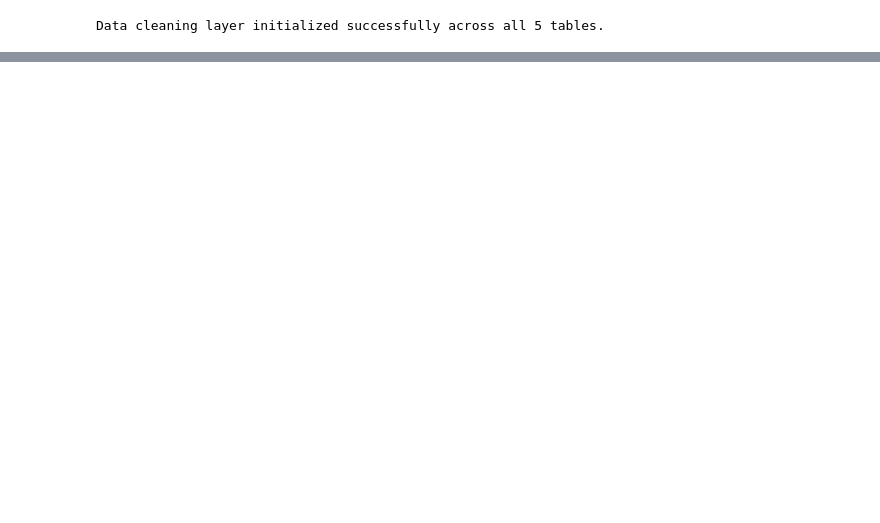
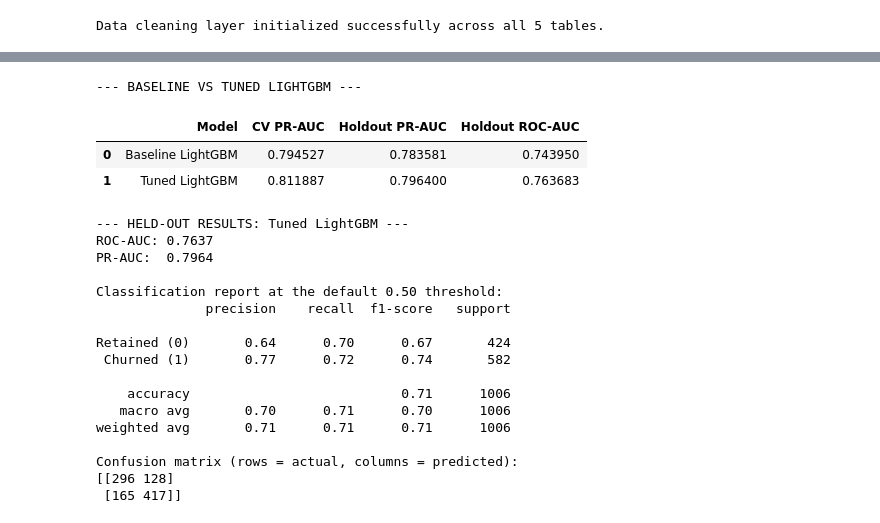
Before and after one commit to Shemshemy/churning, a Jupyter notebook: index.ipynb, the cells around one changed output, grey strips where cells are left out. Saved outputs shown, nothing was run; the diff lists cells and outputs as text; code cells hidden in the pictures; blank space fills up the shorter version.

```diff
--- a/index.ipynb
+++ b/index.ipynb
@@ -955,0 +674,57 @@ array([[-0.00979148, -0.00545198, -0.01262294, ..., -0.00152733,
+# %%
+# Compare both models on held-out data only after CV has selected the winner.
+baseline_probs = baseline_model.predict_proba(X_test)[:, 1]
+tuned_probs = tuned_model.predict_proba(X_test)[:, 1]
+test_model_comparison = pd.DataFrame([
+    {
+        'Model': 'Baseline LightGBM',
+        'CV PR-AUC': baseline_cv_pr_auc,
+        'Holdout PR-AUC': average_precision_score(y_test, baseline_probs),
+        'Holdout ROC-AUC': roc_auc_score(y_test, baseline_probs),
+    },
+    {
+        'Model': 'Tuned LightGBM',
+        'CV PR-AUC': tuned_cv_pr_auc,
+        'Holdout PR-AUC': average_precision_score(y_test, tuned_probs),
+        'Holdout ROC-AUC': roc_auc_score(y_test, tuned_probs),
+    },
+])
+print('--- BASELINE VS TUNED LIGHTGBM ---')
+display(test_model_comparison)
+
+# Use the CV-selected model for downstream explanations and campaign scenarios.
+y_pred_probs = best_model.predict_proba(X_test)[:, 1]
+y_pred = (y_pred_probs >= 0.5).astype(int)
+precision, recall, _ = precision_recall_curve(y_test, y_pred_probs)
+pr_auc = average_precision_score(y_test, y_pred_probs)
+roc_auc = roc_auc_score(y_test, y_pred_probs)
+
+print(f"--- HELD-OUT RESULTS: {selected_model_name} ---")
+print(f"ROC-AUC: {roc_auc:.4f}")
+print(f"PR-AUC:  {pr_auc:.4f}")
+print("\nClassification report at the default 0.50 threshold:")
+print(classification_report(y_test, y_pred, target_names=['Retained (0)', 'Churned (1)']))
+print("Confusion matrix (rows = actual, columns = predicted):")
+print(confusion_matrix(y_test, y_pred))
+# %% [output]
+--- BASELINE VS TUNED LIGHTGBM ---
+|  | Model | CV PR-AUC | Holdout PR-AUC | Holdout ROC-AUC |
+| 0 | Baseline LightGBM | 0.794527 | 0.783581 | 0.743950 |
+| 1 | Tuned LightGBM | 0.811887 | 0.796400 | 0.763683 |
+--- HELD-OUT RESULTS: Tuned LightGBM ---
+ROC-AUC: 0.7637
+PR-AUC:  0.7964
+
+Classification report at the default 0.50 threshold:
+              precision    recall  f1-score   support
+
+Retained (0)       0.64      0.70      0.67       424
+ Churned (1)       0.77      0.72      0.74       582
+
+    accuracy                           0.71      1006
+   macro avg       0.70      0.71      0.70      1006
+weighted avg       0.71      0.71      0.71      1006
+
+Confusion matrix (rows = actual, columns = predicted):
+[[296 128]
+ [165 417]]
```
Also changed, not shown: parts of 35 cells of this notebook, 2 other files.
